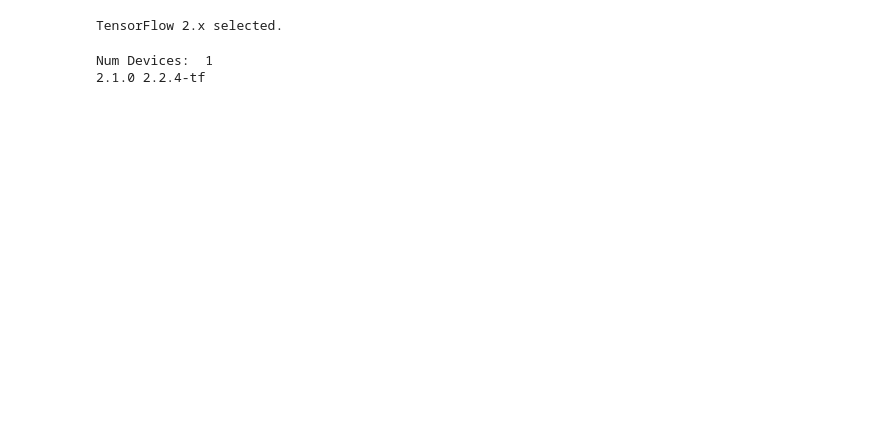
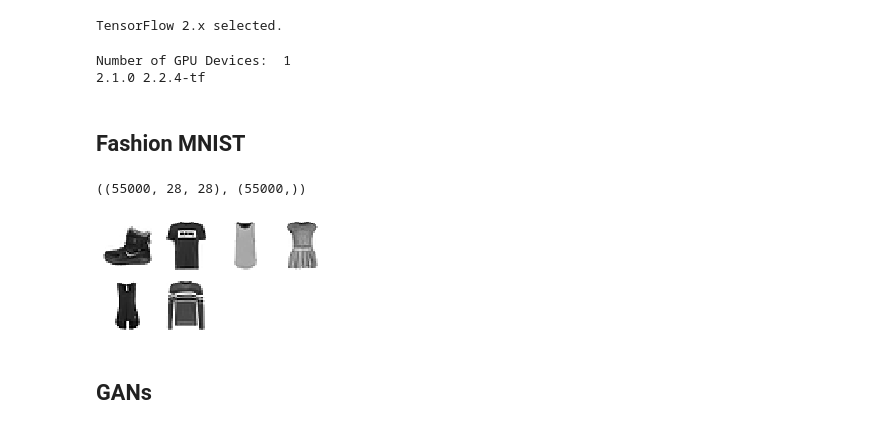
Before and after one commit to rahhul/GAN_Notebooks, a Jupyter notebook: GANs.ipynb, the cells around one changed output. Drawn from its saved outputs; the diff is of its cells as text; code cells hidden in the pictures; blank space fills up the shorter version.

Commit message:
Gans on fashion mnist

```diff
--- a/GANs.ipynb
+++ b/GANs.ipynb
@@ -18,7 +18,7 @@ assert tf.__version__ >= "2.0"
 
 # Check GPU availaility
 physical_devices = tf.config.list_logical_devices('GPU')
-print("Num Devices: ", len(physical_devices))
+print("Number of GPU Devices: ", len(physical_devices))
 
 # common imports
 import numpy as np
@@ -33,5 +33,41 @@ import matplotlib as mpl
 
 print(tf.__version__, keras.__version__)
 # %% [output]
-Num Devices:  1
+Number of GPU Devices:  1
 2.1.0 2.2.4-tf
+# %% [markdown]
+## Fashion MNIST
+# %%
+(X_train_full, y_train_full), (X_test, y_test) = tf.keras.datasets.fashion_mnist.load_data()
+
+# whiten
+X_train_full = X_train_full.astype(np.float32) / 255.
+X_test = X_test.astype(np.float32)/255.
+# %%
+# split into train and test sets
+
+X_train, X_valid = X_train_full[:-5000], X_train_full[-5000:]
+y_train, y_valid = y_train_full[:-5000], y_train_full[-5000:]
+
+X_train.shape, y_train.shape
+# %% [output]
+((55000, 28, 28), (55000,))
+# %%
+# helper function to plot images
+
+def plot_multiple_images(images, n_cols=None):
+    n_cols = n_cols or len(images)
+    n_rows = (len(images) - 1) // n_cols + 1
+    if images.shape[-1] == 1:
+        images = np.squeeze(images, axis=-1)
+    plt.figure(figsize=(n_cols, n_rows))
+    for index, image in enumerate(images):
+        plt.subplot(n_rows, n_cols, index + 1)
+        plt.imshow(image, cmap="binary")
+        plt.axis("off")
+# %%
+plot_multiple_images(X_train[:6], n_cols=4)
+# %% [output]
+[figure, added]
+# %% [markdown]
+## GANs
```
Also changed, not shown: parts of 8 cells of this notebook.
